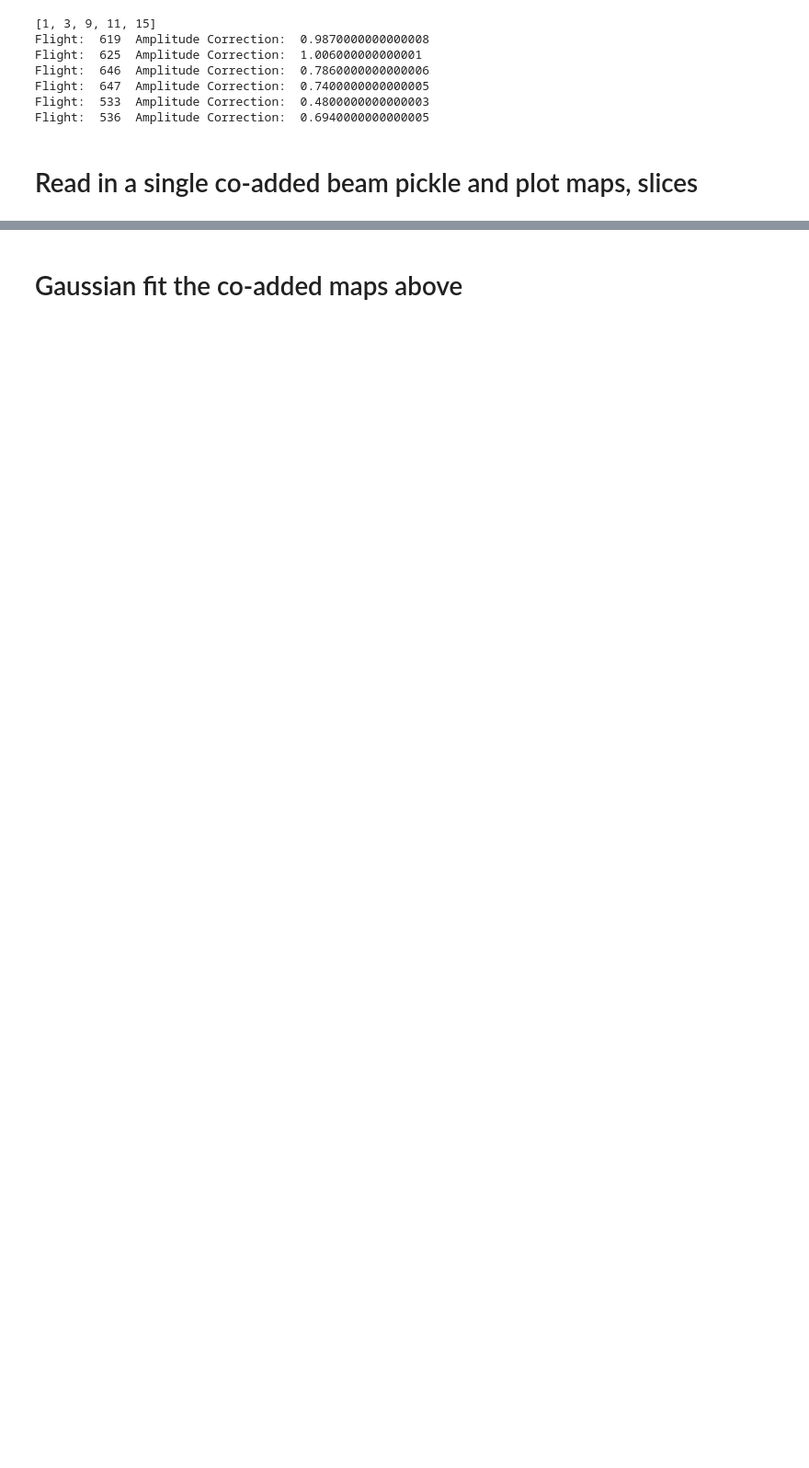
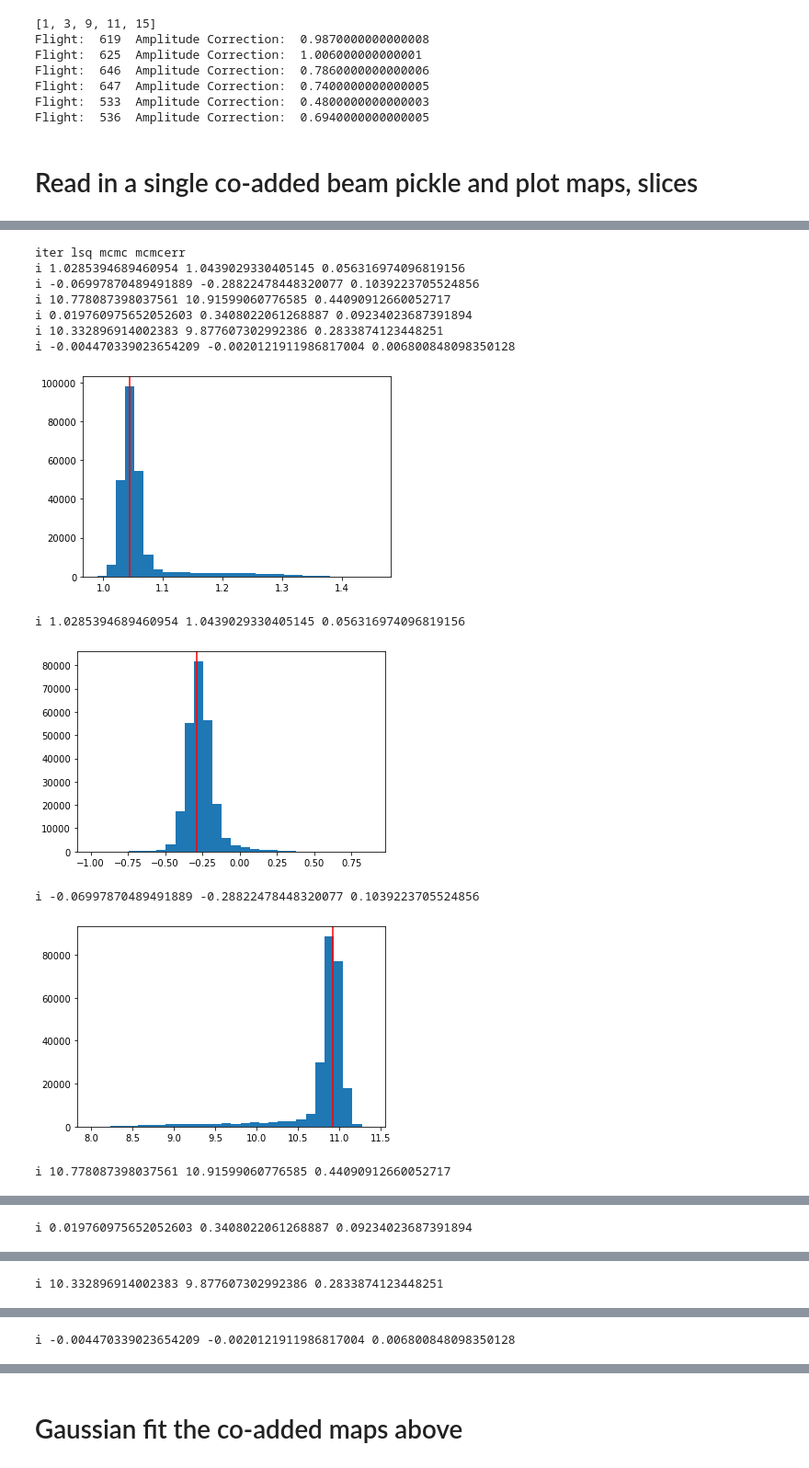
Before and after one commit to WrightLaboratory/newburghlabdrone, a Jupyter notebook: analysis/LBN_BeamClassAutofreq.ipynb, the cells around one changed output, grey strips where cells are left out. Shown at 92% size. Saved outputs shown, nothing was run; the diff lists cells and outputs as text; code cells hidden in the pictures; blank space fills up the shorter version.

Commit message:
various updates mainly for mcmc fits and dropping repeeated drone data

```diff
--- a/analysis/LBN_BeamClassAutofreq.ipynb
+++ b/analysis/LBN_BeamClassAutofreq.ipynb
@@ -249,0 +363,19 @@ for i,chind in enumerate(pols):
+# %%
+def main(p0,nwalkers,niter,ndim,lnprob,data):
+    sampler = emcee.EnsembleSampler(nwalkers, ndim, lnprob, args=data)
+
+    print("Running burn-in...")
+    p0, _, _ = sampler.run_mcmc(p0, 100)
+    sampler.reset()
+
+    print("Running production...")
+    pos, prob, state = sampler.run_mcmc(p0, niter)
+
+    return sampler, pos, prob, state
+# %%
+nwalkers = 500
+data = (mbx[gi],mby[gi],mbV[gi],mbVerr[gi])
+niter = 500
+ndim = len(pG)
+p0 = [np.array(pG) + 1e-7 * np.random.randn(ndim) for i in range(nwalkers)]
+sampler, pos, prob, state = main(p0,nwalkers,niter,ndim,lnprob,data)
@@ -249,0 +385,25 @@ for i,chind in enumerate(pols):
+# %%
+samples = sampler.flatchain
+print('iter','lsq','mcmc','mcmcerr')
+for i in range(0,ndim):
+    print('i',G_popt.x[i],samples[np.argmax(sampler.flatlnprobability),i],np.std(samples[:,i]))
+
+for i in range(0,ndim):
+    plt.hist(samples[:,i],bins=30)
+    plt.axvline(samples[np.argmax(sampler.flatlnprobability),i],color='red')
+    plt.show()
+    print('i',G_popt.x[i],samples[np.argmax(sampler.flatlnprobability),i],np.std(samples[:,i]))
+# %% [output]
+iter lsq mcmc mcmcerr
+i 1.0285394689460954 1.0439029330405145 0.056316974096819156
+i -0.06997870489491889 -0.28822478448320077 0.1039223705524856
+i 10.778087398037561 10.91599060776585 0.44090912660052717
+i 0.019760975652052603 0.3408022061268887 0.09234023687391894
+i 10.332896914002383 9.877607302992386 0.2833874123448251
+i -0.004470339023654209 -0.0020121911986817004 0.006800848098350128
+[figure, added]
+i 1.0285394689460954 1.0439029330405145 0.056316974096819156
+[figure, added]
+i -0.06997870489491889 -0.28822478448320077 0.1039223705524856
+[figure, added]
+i 10.778087398037561 10.91599060776585 0.44090912660052717
@@ -249,0 +411 @@ for i,chind in enumerate(pols):
+i 0.019760975652052603 0.3408022061268887 0.09234023687391894
@@ -249,0 +413 @@ for i,chind in enumerate(pols):
+i 10.332896914002383 9.877607302992386 0.2833874123448251
@@ -249,0 +415 @@ for i,chind in enumerate(pols):
+i -0.004470339023654209 -0.0020121911986817004 0.006800848098350128
```
Also changed, not shown: parts of 16 cells of this notebook, 1 other file.
